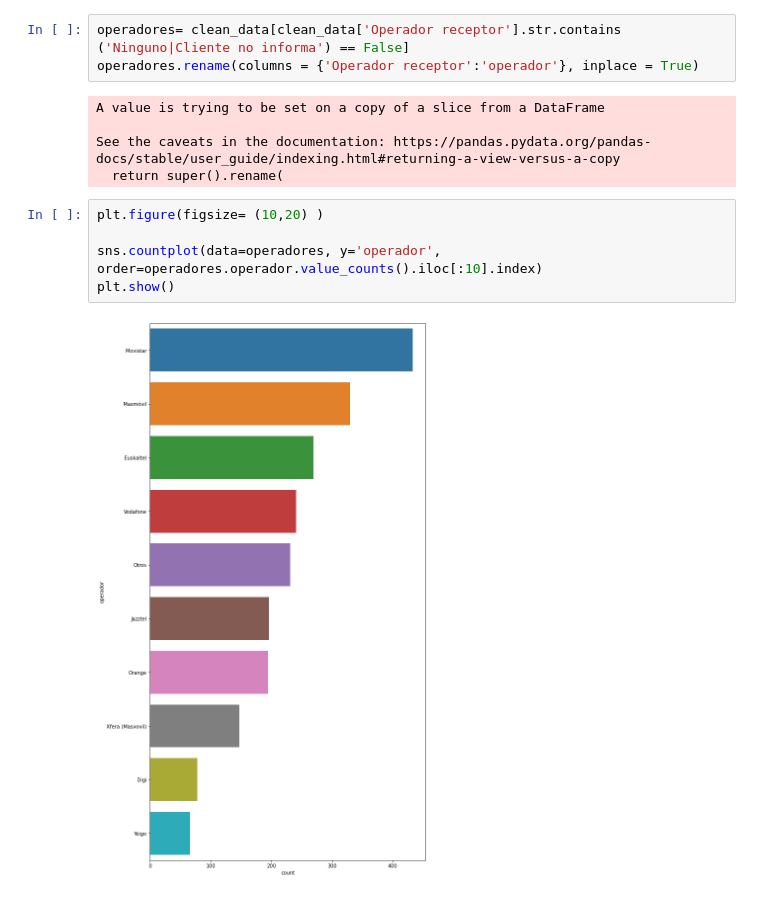
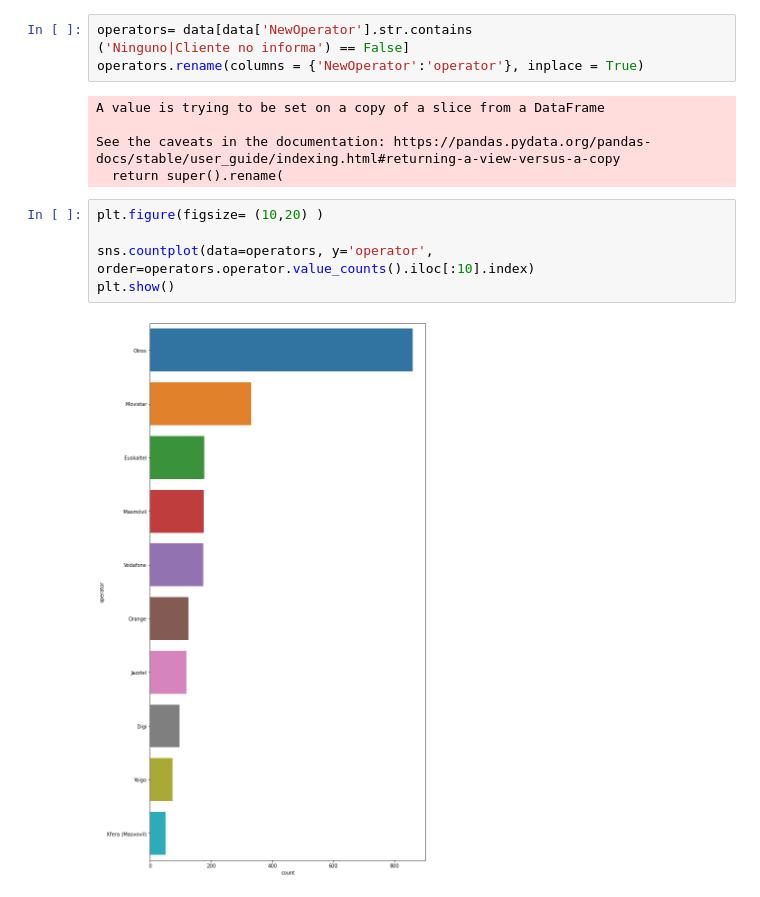
Before and after one commit to PilarRius/TELCO-EDA, a Jupyter notebook: Telco-EDA.ipynb, the cells around one changed output. Saved outputs shown, nothing was run; the diff lists cells and outputs as text.

```diff
--- a/Telco-EDA.ipynb
+++ b/Telco-EDA.ipynb
@@ -470,7 +439,7 @@ Name: Operador receptor, Length: 74, dtype: float64
 # %%
-operadores= clean_data[clean_data['Operador receptor'].str.contains
+operators= data[data['NewOperator'].str.contains
 ('Ninguno|Cliente no informa') == False]
-operadores.rename(columns = {'Operador receptor':'operador'}, inplace = True)
+operators.rename(columns = {'NewOperator':'operator'}, inplace = True)
 # %% [output]
 A value is trying to be set on a copy of a slice from a DataFrame
 
@@ -479,7 +448,7 @@ See the caveats in the documentation: https://pandas.pydata.org/pandas-docs/stab
 # %%
 plt.figure(figsize= (10,20) )
 
-sns.countplot(data=operadores, y='operador', order=operadores.operador.value_counts().iloc[:10].index)
+sns.countplot(data=operators, y='operator', order=operators.operator.value_counts().iloc[:10].index)
 plt.show()
 # %% [output]
-[figure, old version]
+[figure, new version]
```
Also changed, not shown: parts of 64 cells of this notebook, 1 other file.
